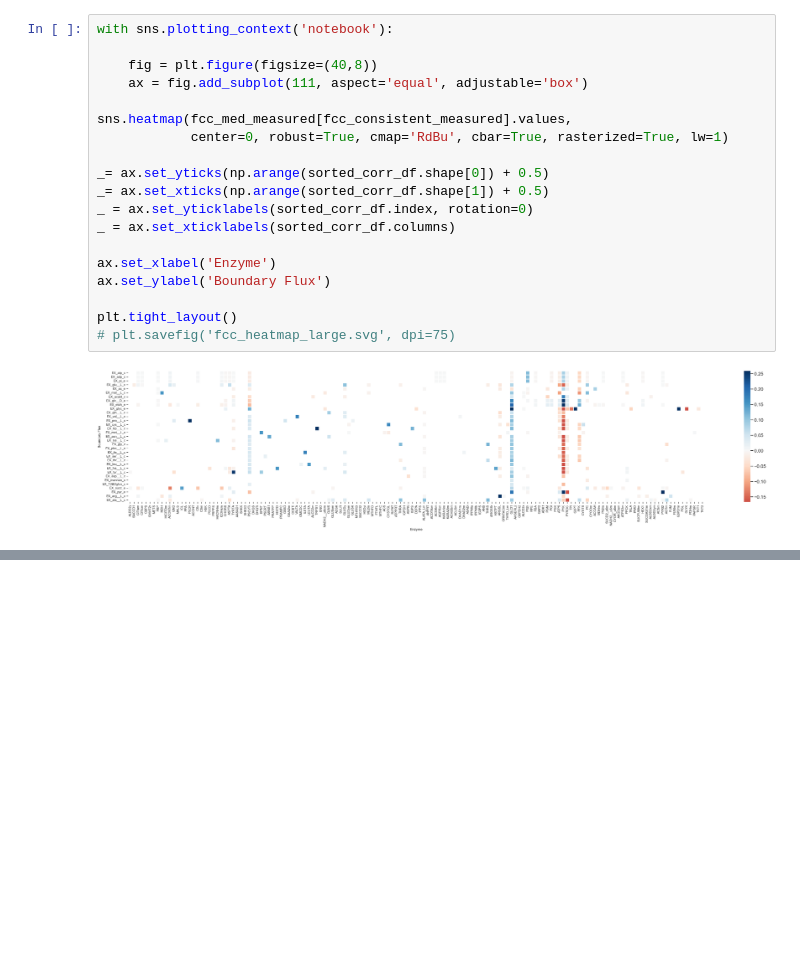
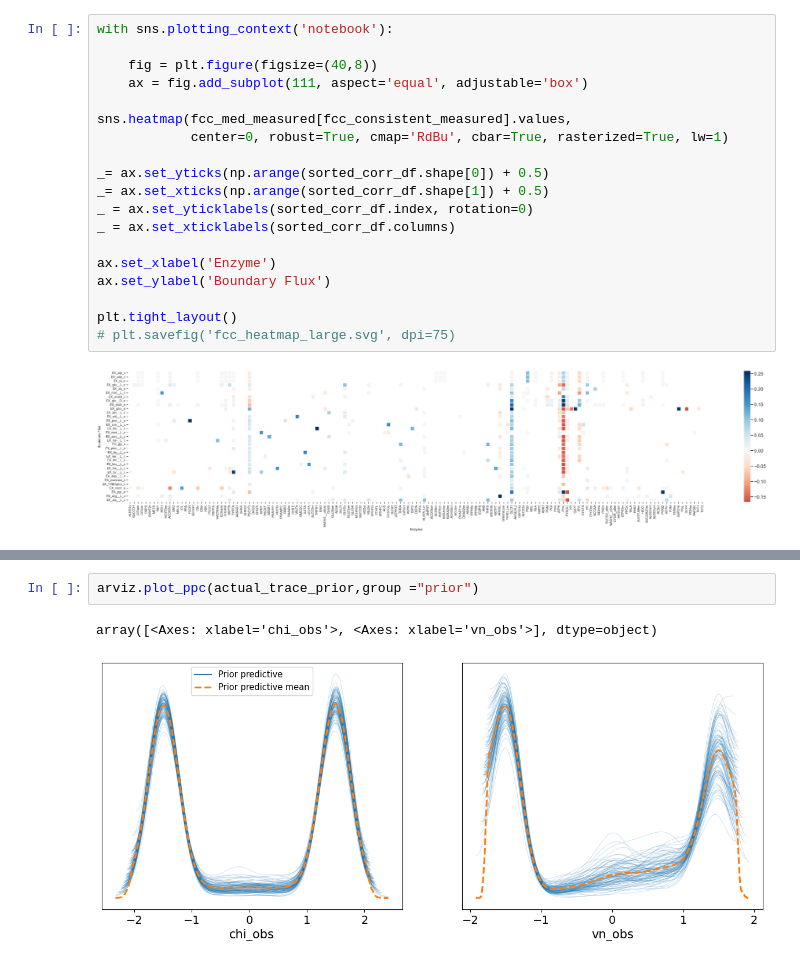
Before and after one commit to pnnl-predictive-phenomics/emll, a Jupyter notebook: notebooks/hackett.ipynb, the cells around one changed output, grey strips where cells are left out. Saved outputs shown, nothing was run; the diff lists cells and outputs as text; blank space fills up the shorter version.

```diff
--- a/notebooks/hackett.ipynb
+++ b/notebooks/hackett.ipynb
@@ -407,0 +437,5 @@ plt.tight_layout()
+# %%
+arviz.plot_ppc(actual_trace_prior,group ="prior")
+# %% [output]
+array([<Axes: xlabel='chi_obs'>, <Axes: xlabel='vn_obs'>], dtype=object)
+[figure, added]
```
Also changed, not shown: parts of 11 cells of this notebook, 6 other files.
